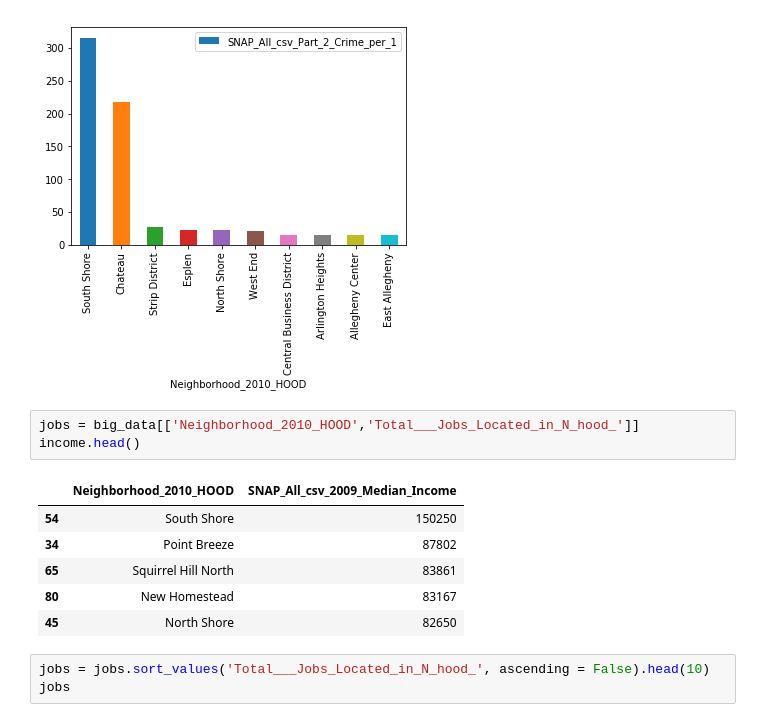
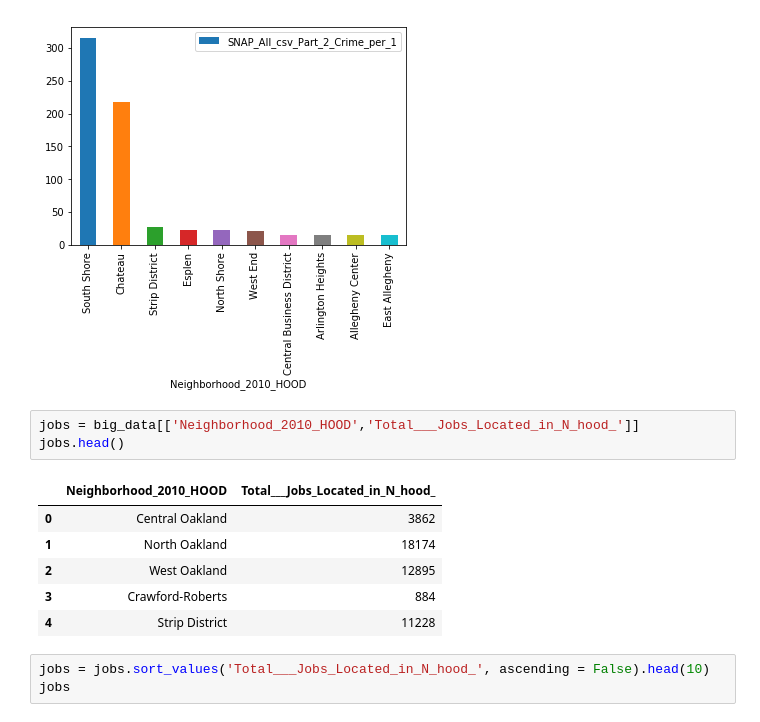
Before and after one commit to tylerjglass/Final-Project, a Jupyter notebook: medium income (1).ipynb, the cells around one changed output. Cells and saved outputs as stored; diff of their text form.

```diff
--- a/medium income (1).ipynb
+++ b/medium income (1).ipynb
@@ -81,14 +81,14 @@ plt.show()
 [figure]
 # %%
 jobs = big_data[['Neighborhood_2010_HOOD','Total___Jobs_Located_in_N_hood_']]
-income.head()
+jobs.head()
 # %% [output]
-|  | Neighborhood_2010_HOOD | SNAP_All_csv_2009_Median_Income |
-| 54 | South Shore | 150250 |
-| 34 | Point Breeze | 87802 |
-| 65 | Squirrel Hill North | 83861 |
-| 80 | New Homestead | 83167 |
-| 45 | North Shore | 82650 |
+|  | Neighborhood_2010_HOOD | Total___Jobs_Located_in_N_hood_ |
+| 0 | Central Oakland | 3862 |
+| 1 | North Oakland | 18174 |
+| 2 | West Oakland | 12895 |
+| 3 | Crawford-Roberts | 884 |
+| 4 | Strip District | 11228 |
 # %%
 jobs = jobs.sort_values('Total___Jobs_Located_in_N_hood_', ascending = False).head(10)
 jobs
```
Also changed, not shown: parts of 2 cells of this notebook, 1 other file.
